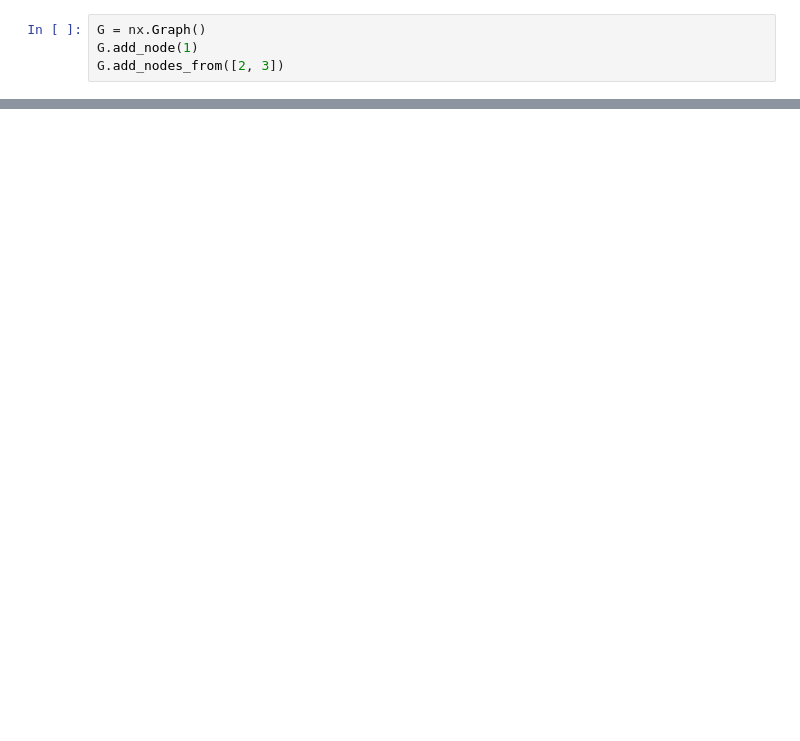
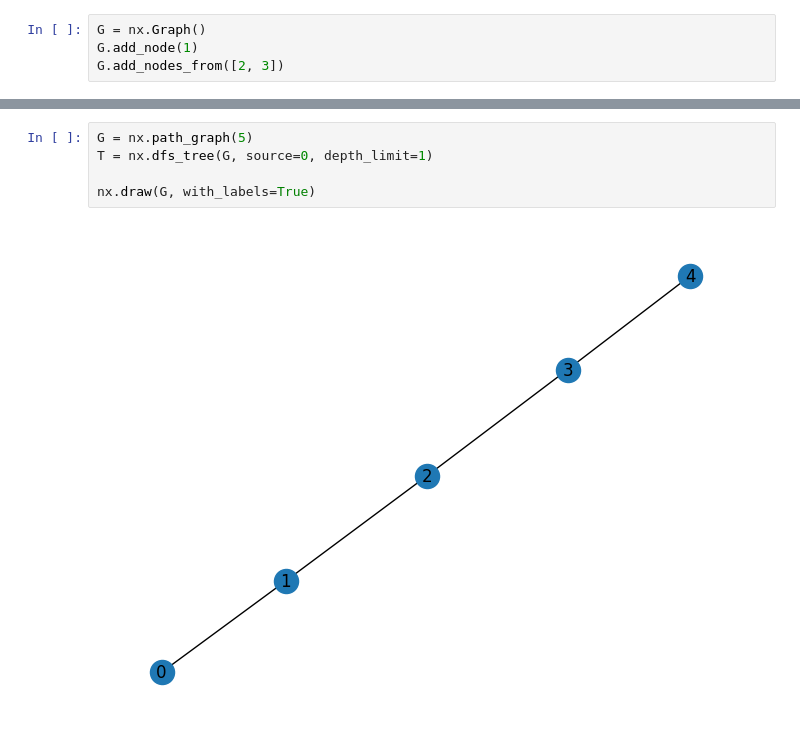
Before and after one commit to Horadmard/Sudoku, a Jupyter notebook: src/visual.ipynb, the cells around one changed output, grey strips where cells are left out. Cells and saved outputs as stored; diff of their text form; blank space fills up the shorter version.

```diff
--- a/src/visual.ipynb
+++ b/src/visual.ipynb
@@ -27,0 +28,7 @@ nx.draw(G, with_labels=True)
+# %%
+G = nx.path_graph(5)
+T = nx.dfs_tree(G, source=0, depth_limit=1)
+
+nx.draw(G, with_labels=True)
+# %% [output]
+[figure, added]
```
Also changed, not shown: parts of 5 cells of this notebook.
